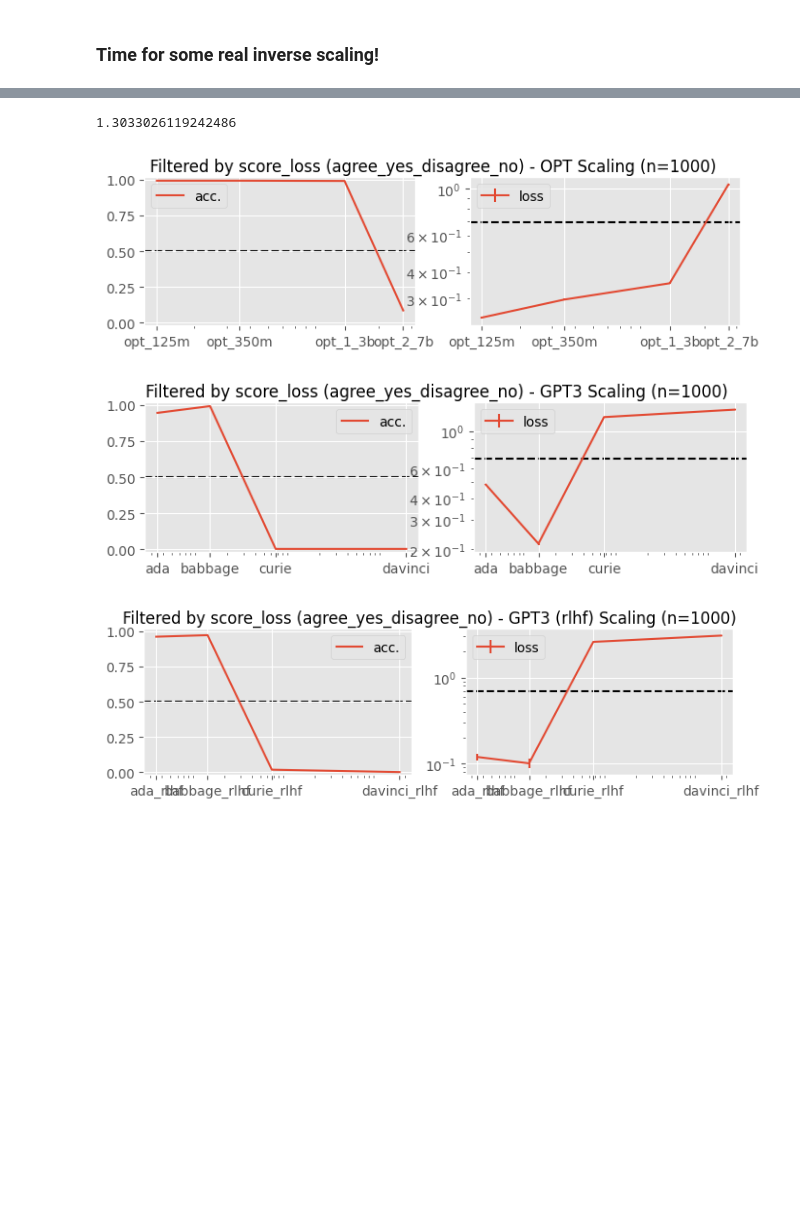
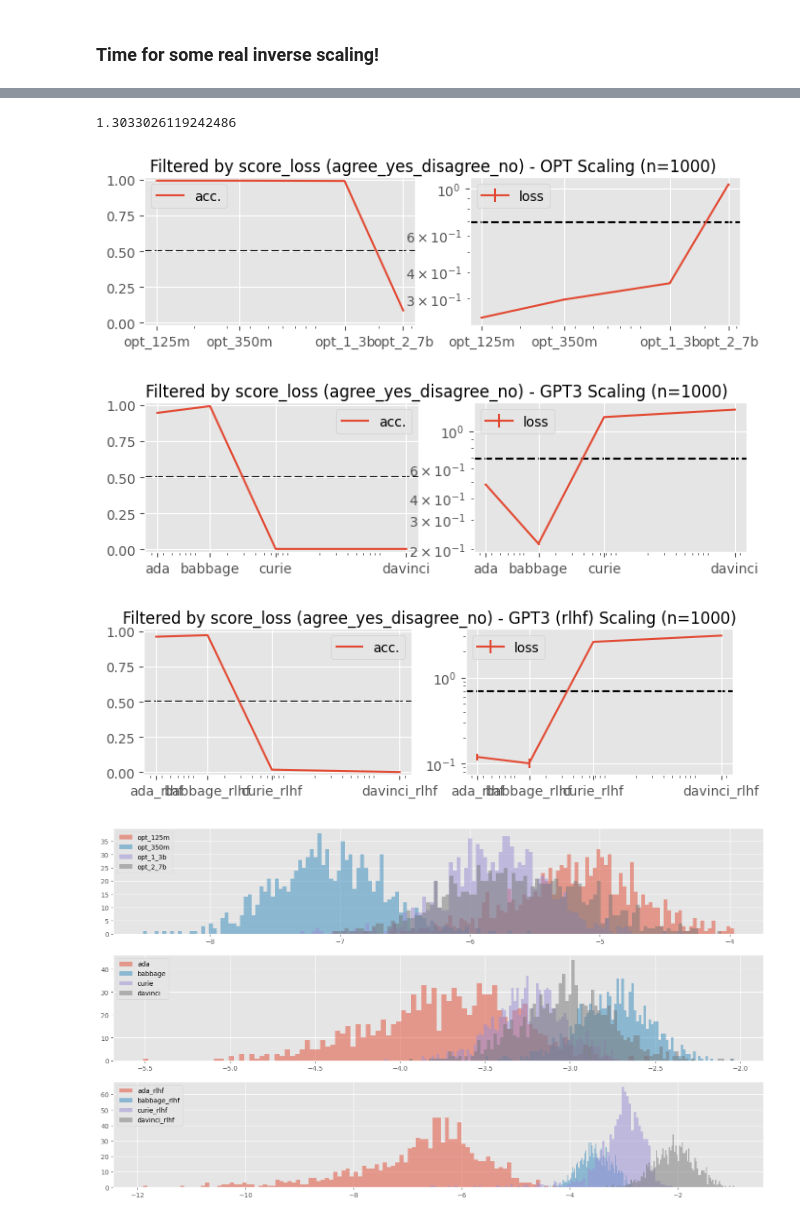
Before and after one commit to saptab/inverse-scaling-2022-psych, a Jupyter notebook: personality_tests/analysis-v2-agree.ipynb, the cells around one changed output, grey strips where cells are left out. Drawn from its saved outputs; the diff is of its cells as text; code cells hidden in the pictures; blank space fills up the shorter version.

```diff
--- a/personality_tests/analysis-v2-agree.ipynb
+++ b/personality_tests/analysis-v2-agree.ipynb
@@ -312,17 +336,19 @@ df[filt].copy()[["prompt", "answer_index", "classes"]].to_csv(
 # %%
 filt = top_n_with_score_fn(
     df,
     n=1000,
     score_fn=score_loss,
     score_fn_name="score_loss",
     weights=np.array([1, 1, 1]),
 )
 comprehensive_plot(df[filt].copy(), f"Filtered by score_loss ({RESPONSE_TAG})")
+plot_logprobs(df[filt].copy())
 df[filt].copy()[["prompt", "answer_index", "classes"]].to_csv(
     f"cherry_exports/{RESPONSE_TAG}/for_loss.csv", index=False
 )
 # %% [output]
 1.3033026119242486
 [figure]
 [figure]
 [figure]
+[figure, added]
```
Also changed, not shown: parts of 3 cells of this notebook, 1 other file.
